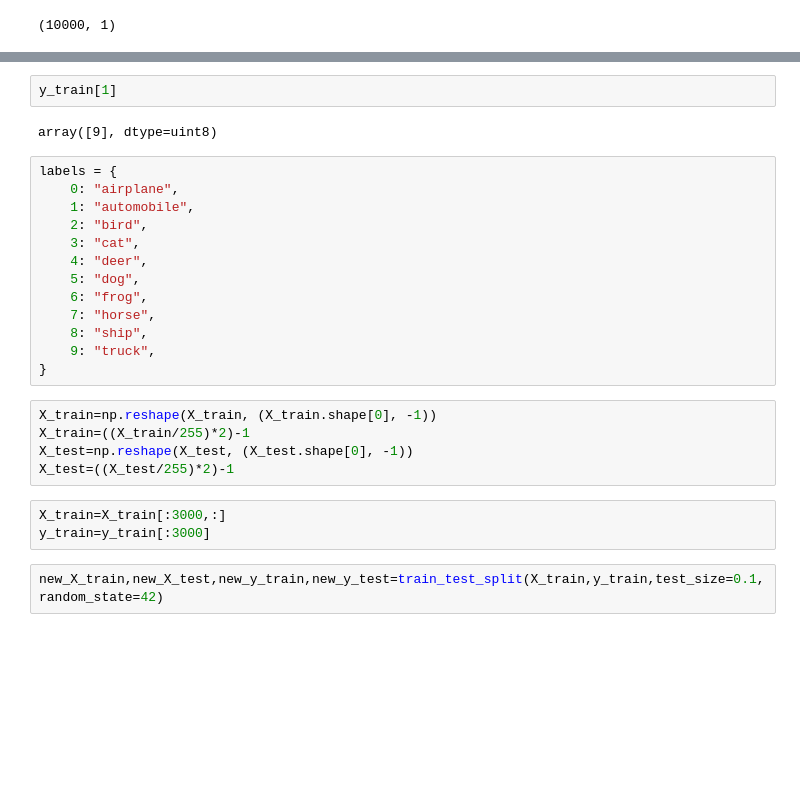
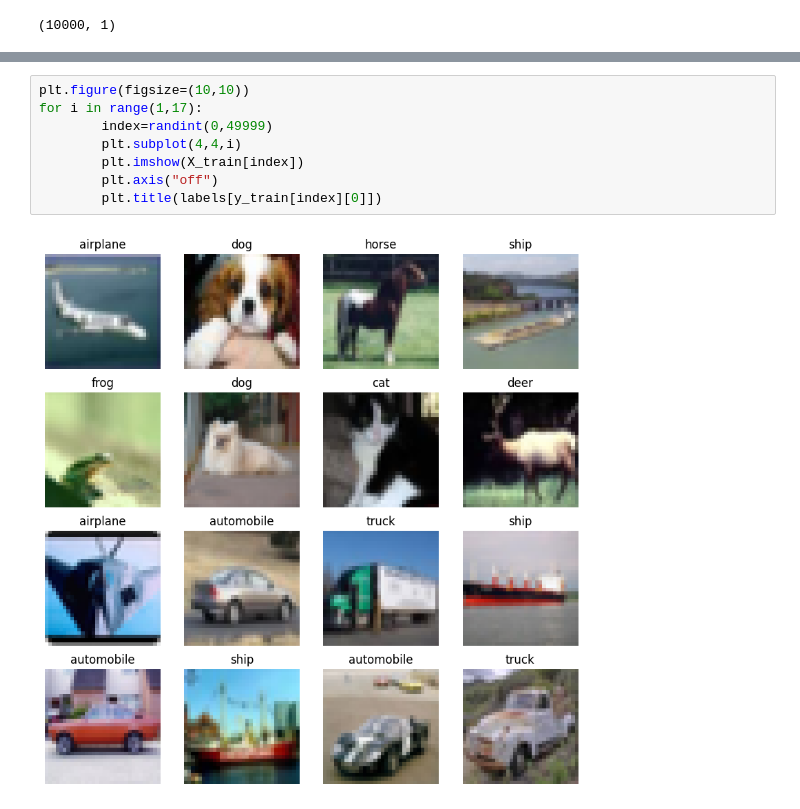
Before and after one commit to Amen-Haj-Brahim/cifar10-CNN, a Jupyter notebook: cifar10CNN.ipynb, the cells around one changed output, grey strips where cells are left out. Drawn from its saved outputs; the diff is of its cells as text; blank space fills up the shorter version.

```diff
--- a/cifar10CNN.ipynb
+++ b/cifar10CNN.ipynb
@@ -50,27 +54,10 @@ plt.imshow(X_train[1])
-# %%
-y_train[1]
-# %% [output]
-array([9], dtype=uint8)
-# %%
-labels = {
-    0: "airplane",
-    1: "automobile",
-    2: "bird",
-    3: "cat",
-    4: "deer",
-    5: "dog",
-    6: "frog",
-    7: "horse",
-    8: "ship",
-    9: "truck",
-}
-# %%
-X_train=np.reshape(X_train, (X_train.shape[0], -1))
-X_train=((X_train/255)*2)-1
-X_test=np.reshape(X_test, (X_test.shape[0], -1))
-X_test=((X_test/255)*2)-1
-# %%
-X_train=X_train[:3000,:]
-y_train=y_train[:3000]
-# %%
-new_X_train,new_X_test,new_y_train,new_y_test=train_test_split(X_train,y_train,test_size=0.1,random_state=42)
+# %%
+plt.figure(figsize=(10,10))
+for i in range(1,17):
+        index=randint(0,49999)
+        plt.subplot(4,4,i)
+        plt.imshow(X_train[index])
+        plt.axis("off")
+        plt.title(labels[y_train[index][0]])
+# %% [output]
+[figure, added]
```
Also changed, not shown: parts of 26 cells of this notebook.
